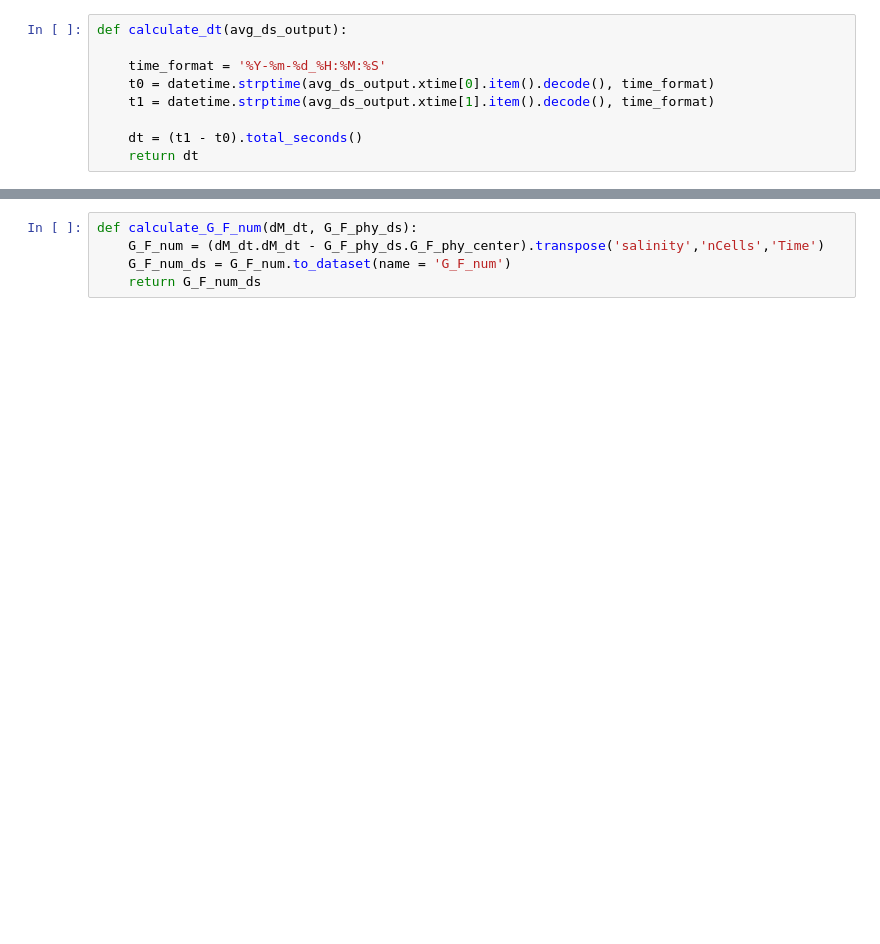
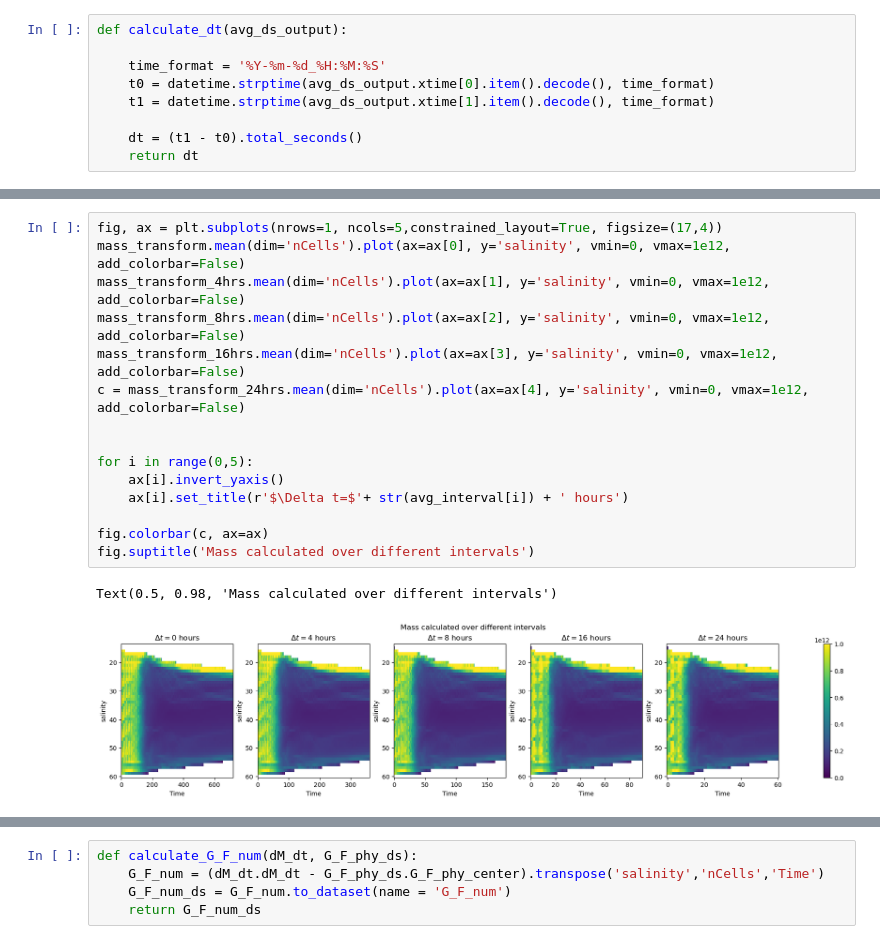
Before and after one commit to kailauyeda/WMT_DVD, a Jupyter notebook: bichan/analysis/preliminary_analysis.ipynb, the cells around one changed output, grey strips where cells are left out. Saved outputs shown, nothing was run; the diff lists cells and outputs as text; blank space fills up the shorter version.

```diff
--- a/bichan/analysis/preliminary_analysis.ipynb
+++ b/bichan/analysis/preliminary_analysis.ipynb
@@ -612,3 +612,21 @@ def calculate_dt(avg_ds_output):
+# %%
+fig, ax = plt.subplots(nrows=1, ncols=5,constrained_layout=True, figsize=(17,4))
+mass_transform.mean(dim='nCells').plot(ax=ax[0], y='salinity', vmin=0, vmax=1e12, add_colorbar=False)
+mass_transform_4hrs.mean(dim='nCells').plot(ax=ax[1], y='salinity', vmin=0, vmax=1e12, add_colorbar=False)
+mass_transform_8hrs.mean(dim='nCells').plot(ax=ax[2], y='salinity', vmin=0, vmax=1e12, add_colorbar=False)
+mass_transform_16hrs.mean(dim='nCells').plot(ax=ax[3], y='salinity', vmin=0, vmax=1e12, add_colorbar=False)
+c = mass_transform_24hrs.mean(dim='nCells').plot(ax=ax[4], y='salinity', vmin=0, vmax=1e12, add_colorbar=False)
+
+
+for i in range(0,5):
+    ax[i].invert_yaxis()
+    ax[i].set_title(r'$\Delta t=$'+ str(avg_interval[i]) + ' hours')
+
+fig.colorbar(c, ax=ax)
+fig.suptitle('Mass calculated over different intervals')
+# %% [output]
+Text(0.5, 0.98, 'Mass calculated over different intervals')
+[figure, added]
 # %%
 def calculate_dM_dt(mesh, avg_ds_output, ss_ds_output, target_coord_spacing):
     # +2 to ensure that the upper and lower bins have dM/dt = 0
```
Also changed, not shown: parts of 23 cells of this notebook.
